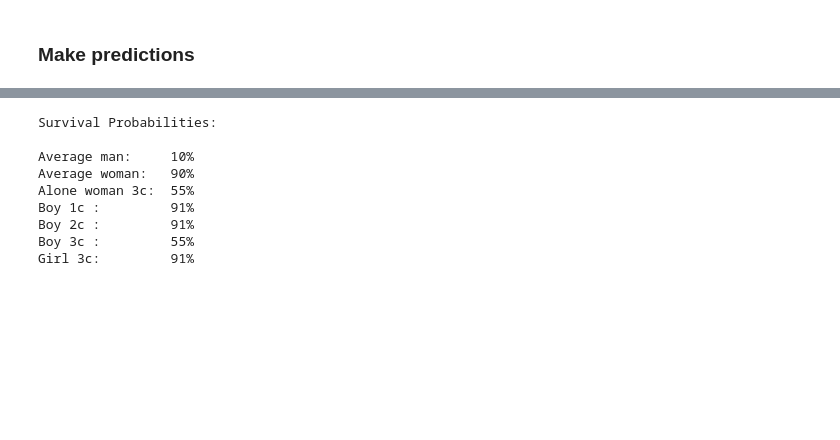
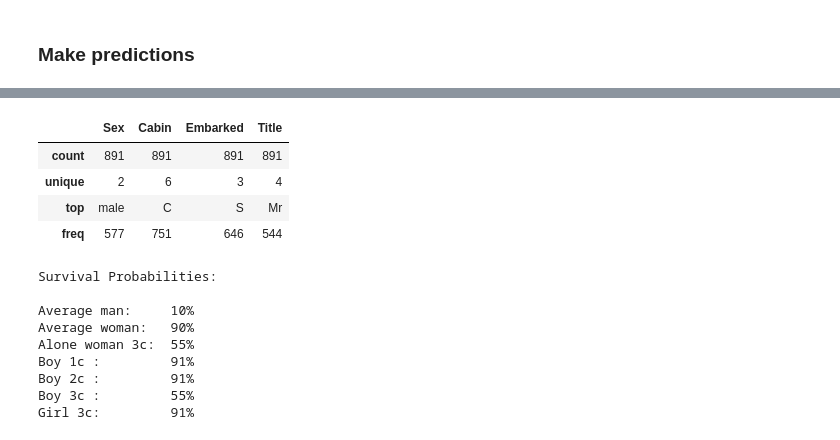
Before and after one commit to angelmtenor/data-science-keras, a Jupyter notebook: titanic.ipynb, the cells around one changed output, grey strips where cells are left out. Saved outputs shown, nothing was run; the diff lists cells and outputs as text; code cells hidden in the pictures; blank space fills up the shorter version.

```diff
--- a/titanic.ipynb
+++ b/titanic.ipynb
@@ -463,3 +462,11 @@ df[features].mode()
+# %%
+df[features].describe(include=['O'])
+# %% [output]
+|  | Sex | Cabin | Embarked | Title |
+| count | 891 | 891 | 891 | 891 |
+| unique | 2 | 6 | 3 | 4 |
+| top | male | C | S | Mr |
+| freq | 577 | 751 | 646 | 544 |
 # %%
 new_passengers = {'Average man':    [2, 'male',   26, 1, 0, 14, 'C', 'S', 'Mr', 0],
                   'Average woman':  [2, 'female', 26, 1, 0, 14, 'C', 'S', 'Mrs', 0],
```
Also changed, not shown: parts of 3 cells of this notebook.
